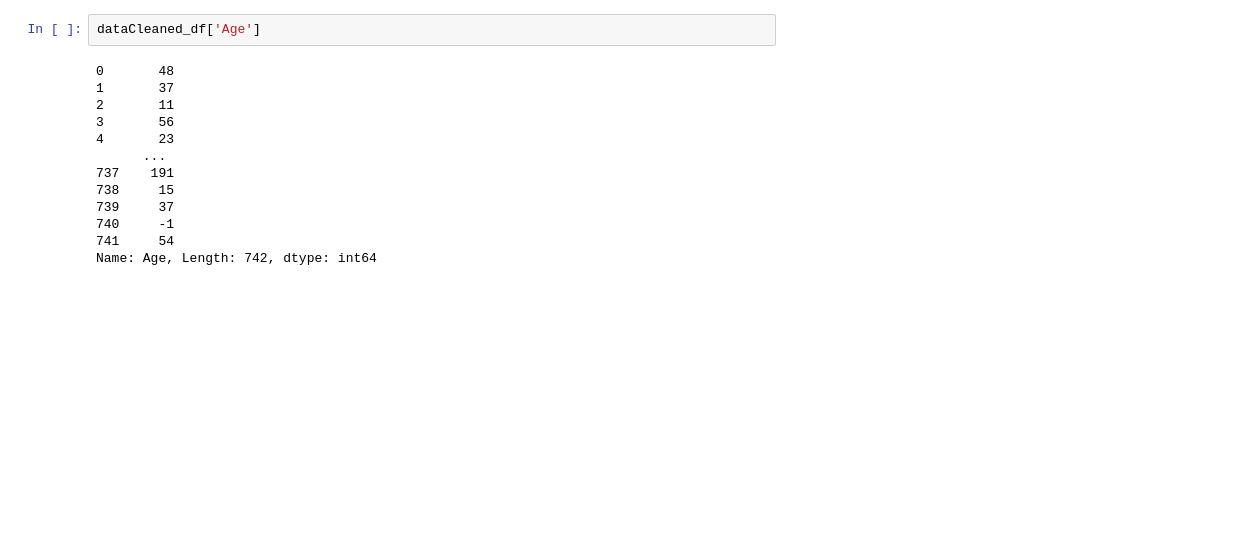
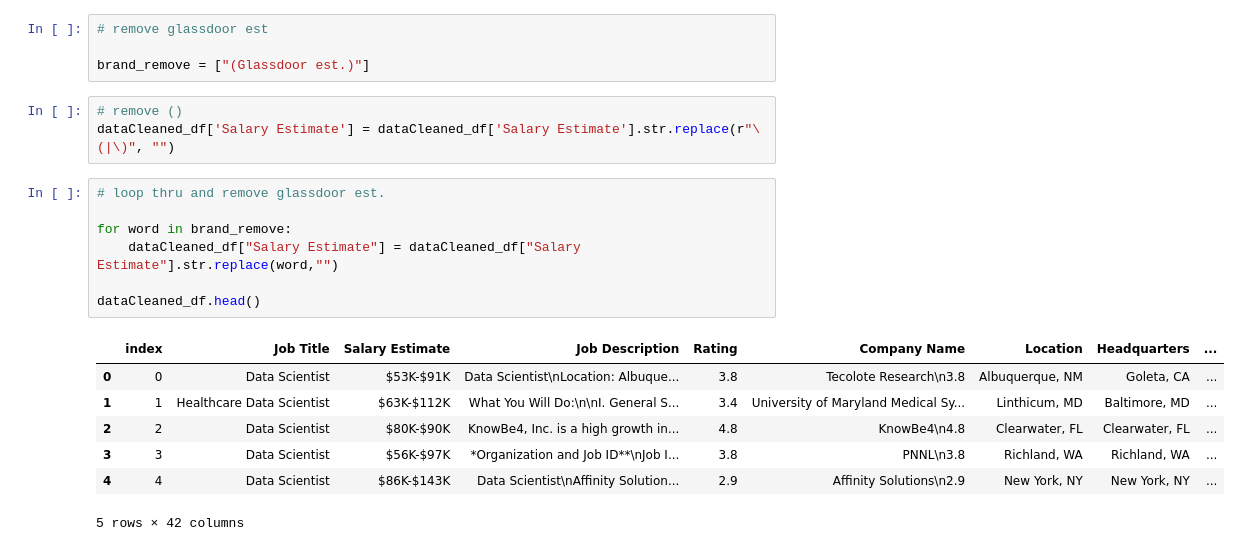
Before and after one commit to AJMnd/Data_Science_Salary, a Jupyter notebook: DataScienceSalary.ipynb, the cells around one changed output. Cells and saved outputs as stored; diff of their text form; blank space fills up the shorter version.

```diff
--- a/DataScienceSalary.ipynb
+++ b/DataScienceSalary.ipynb
@@ -103,15 +119,22 @@ array([ 48,  37,  11,  56,  23,  21,  13,  16,   7,  12,  10,  53,  59,
-# %%
-dataCleaned_df['Age']
-# %% [output]
-0       48
-1       37
-2       11
-3       56
-4       23
-      ...
-737    191
-738     15
-739     37
-740     -1
-741     54
-Name: Age, Length: 742, dtype: int64
+# %%
+# remove glassdoor est
+
+brand_remove = ["(Glassdoor est.)"]
+# %%
+# remove ()
+dataCleaned_df['Salary Estimate'] = dataCleaned_df['Salary Estimate'].str.replace(r"\(|\)", "")
+# %%
+# loop thru and remove glassdoor est.
+
+for word in brand_remove:
+    dataCleaned_df["Salary Estimate"] = dataCleaned_df["Salary Estimate"].str.replace(word,"")
+
+dataCleaned_df.head()
+# %% [output]
+|  | index | Job Title | Salary Estimate | Job Description | Rating | Company Name | Location | Headquarters | ... |
+| 0 | 0 | Data Scientist | $53K-$91K | Data Scientist\nLocation: Albuque... | 3.8 | Tecolote Research\n3.8 | Albuquerque, NM | Goleta, CA | ... |
+| 1 | 1 | Healthcare Data Scientist | $63K-$112K | What You Will Do:\n\nI. General S... | 3.4 | University of Maryland Medical Sy... | Linthicum, MD | Baltimore, MD | ... |
+| 2 | 2 | Data Scientist | $80K-$90K | KnowBe4, Inc. is a high growth in... | 4.8 | KnowBe4\n4.8 | Clearwater, FL | Clearwater, FL | ... |
+| 3 | 3 | Data Scientist | $56K-$97K | *Organization and Job ID**\nJob I... | 3.8 | PNNL\n3.8 | Richland, WA | Richland, WA | ... |
+| 4 | 4 | Data Scientist | $86K-$143K | Data Scientist\nAffinity Solution... | 2.9 | Affinity Solutions\n2.9 | New York, NY | New York, NY | ... |
+5 rows × 42 columns
```
Also changed, not shown: parts of 11 cells of this notebook, 1 other file.
